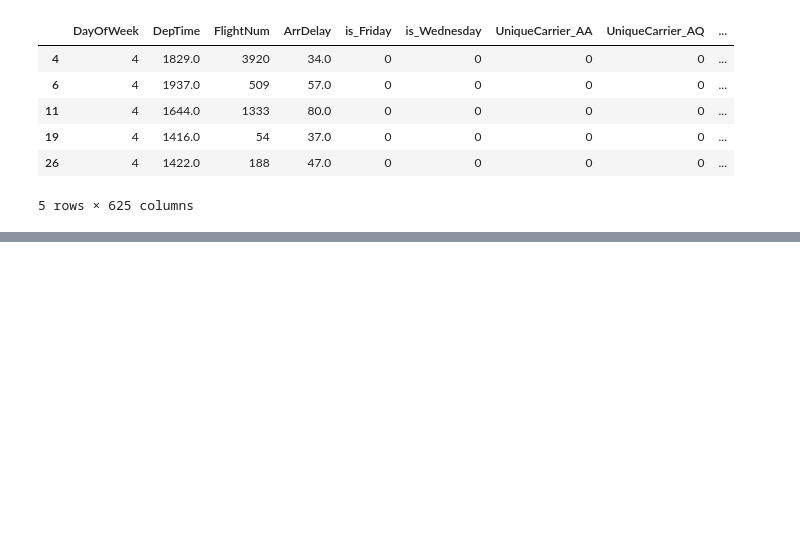
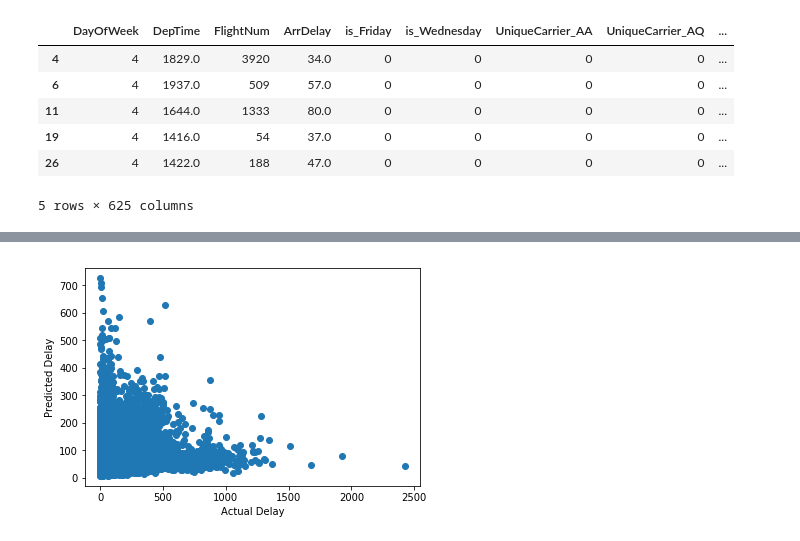
Before and after one commit to cbevis/U3_L6_Supervised_Learning_Practice, a Jupyter notebook: U3_L6_P2_Airline_Arrivals.ipynb, the cells around one changed output, grey strips where cells are left out. Cells and saved outputs as stored; diff of their text form; code cells hidden in the pictures; blank space fills up the shorter version.

```diff
--- a/U3_L6_P2_Airline_Arrivals.ipynb
+++ b/U3_L6_P2_Airline_Arrivals.ipynb
@@ -307,0 +328,18 @@ regr3.score(X3_test, y3_test)
+# %%
+# Read in the CSV files 2005, 2006, 2007, 2008
+# This was slow, start with just 2008
+# Reading in CSV again to make sure I know what is the status of the df
+# for this model
+df = pd.read_csv('airline_info/2008.csv')
+
+le = LabelEncoder()
+df['UniqueCarrier'] = le.fit_transform(df['UniqueCarrier'])
+df['Origin'] = le.fit_transform(df['Origin'])
+df['Dest'] = le.fit_transform(df['Dest'])
+
+
+df['is_delay'] = np.where(df['ArrDelay'] > 30, 1, 0)
+
+df['ArrDelay30'] = [x - 30 for x in df['ArrDelay']]
+
+df_arr = df[(df['Cancelled'] == 0) & (df['is_delay'] == 1)]
@@ -307,0 +394,8 @@ regr3.score(X3_test, y3_test)
+# %%
+y_pred = forest.predict(X_test)
+plt.scatter(y_test, y_pred)
+plt.xlabel('Actual Delay')
+plt.ylabel('Predicted Delay')
+plt.show()
+# %% [output]
+[figure, added]
```
Also changed, not shown: parts of 13 cells of this notebook.
